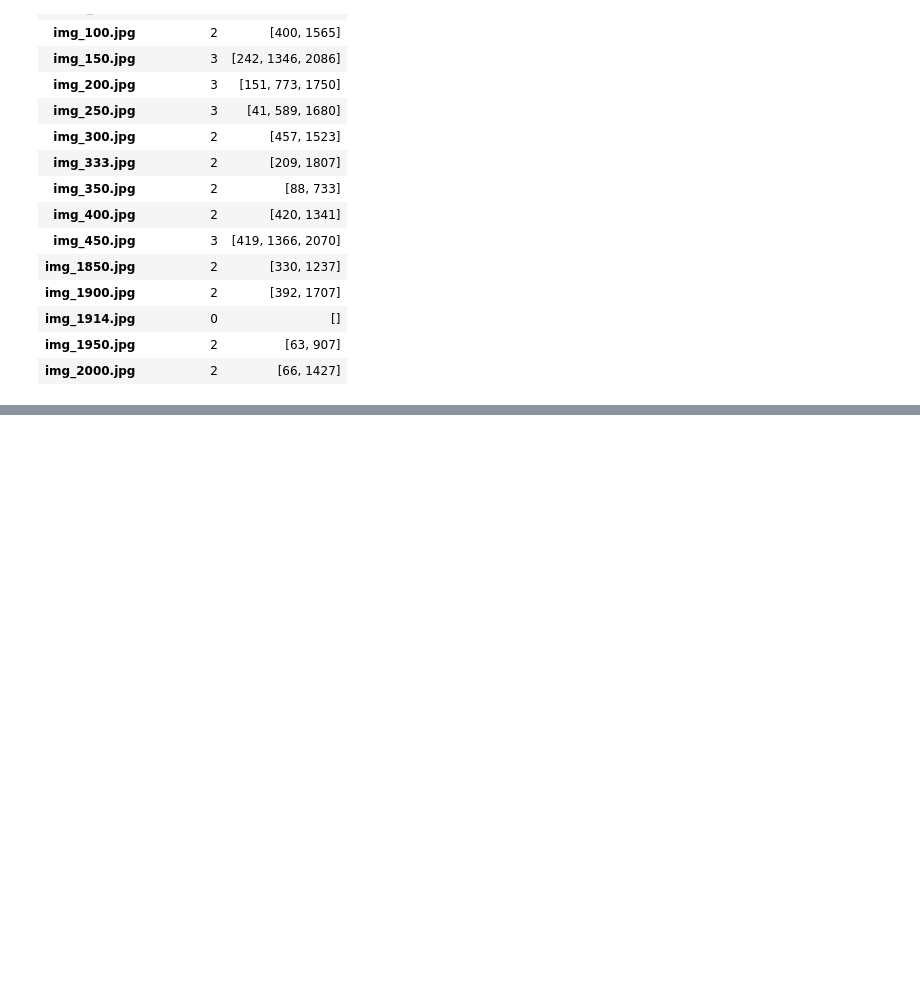
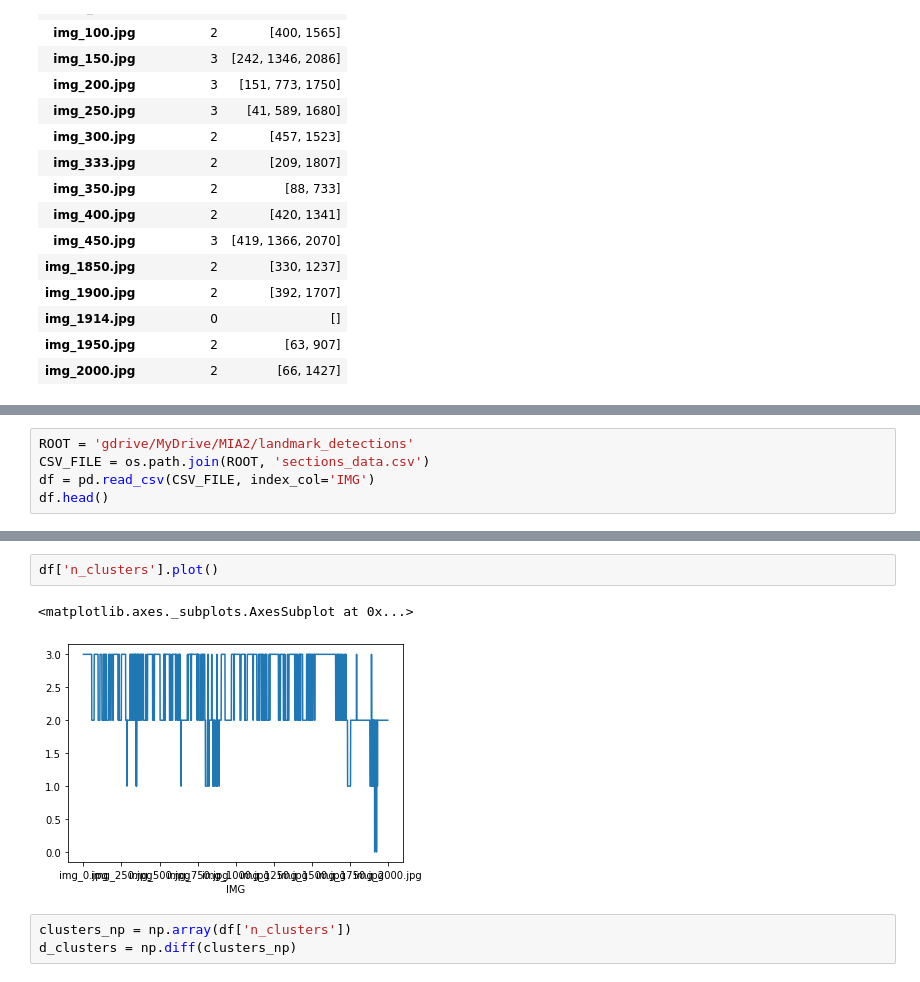
Before and after one commit to jcgarciaca/object_detection_utilities, a Jupyter notebook: OD_Extract_Regions_Y_Clusters.ipynb, the cells around one changed output, grey strips where cells are left out. Saved outputs shown, nothing was run; the diff lists cells and outputs as text; blank space fills up the shorter version.

```diff
--- a/OD_Extract_Regions_Y_Clusters.ipynb
+++ b/OD_Extract_Regions_Y_Clusters.ipynb
@@ -304,0 +311,5 @@ df
+# %%
+ROOT = 'gdrive/MyDrive/MIA2/landmark_detections'
+CSV_FILE = os.path.join(ROOT, 'sections_data.csv')
+df = pd.read_csv(CSV_FILE, index_col='IMG')
+df.head()
@@ -304,0 +324,8 @@ df
+# %%
+df['n_clusters'].plot()
+# %% [output]
+<matplotlib.axes._subplots.AxesSubplot at 0x...>
+[figure, added]
+# %%
+clusters_np = np.array(df['n_clusters'])
+d_clusters = np.diff(clusters_np)
```
Also changed, not shown: parts of 14 cells of this notebook.
